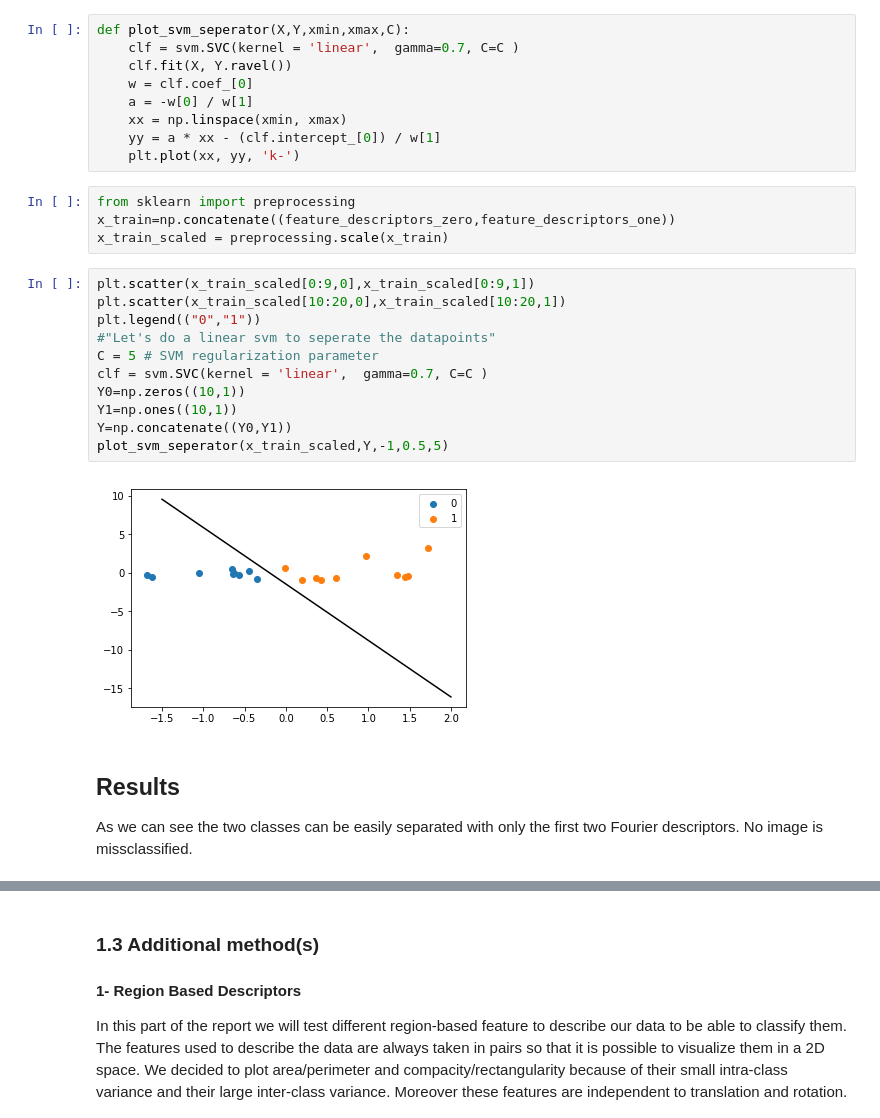
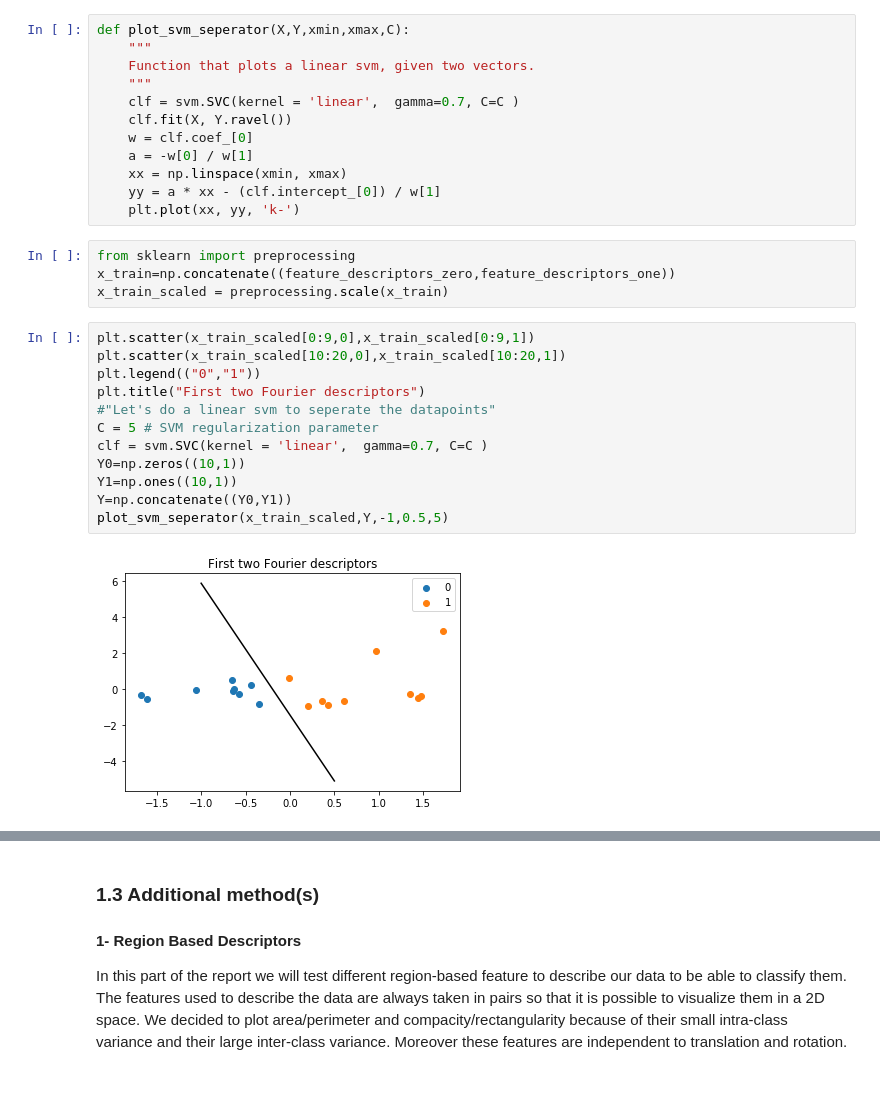
Before and after one commit to mfendri2/ImageAnalysisEPFL, a Jupyter notebook: Lab2_object_des/lab_02_object_description.ipynb, the cells around one changed output, grey strips where cells are left out. Drawn from its saved outputs; the diff is of its cells as text; blank space fills up the shorter version.

```diff
--- a/Lab2_object_des/lab_02_object_description.ipynb
+++ b/Lab2_object_des/lab_02_object_description.ipynb
@@ -126,6 +127,9 @@ plt.show()
 [figure]
 # %%
 def plot_svm_seperator(X,Y,xmin,xmax,C):
+    """
+    Function that plots a linear svm, given two vectors.
+    """
     clf = svm.SVC(kernel = 'linear',  gamma=0.7, C=C )
     clf.fit(X, Y.ravel())
     w = clf.coef_[0]
@@ -140,16 +144,14 @@ x_train_scaled = preprocessing.scale(x_train)
 # %%
 plt.scatter(x_train_scaled[0:9,0],x_train_scaled[0:9,1])
 plt.scatter(x_train_scaled[10:20,0],x_train_scaled[10:20,1])
 plt.legend(("0","1"))
+plt.title("First two Fourier descriptors")
 #"Let's do a linear svm to seperate the datapoints"
 C = 5 # SVM regularization parameter
 clf = svm.SVC(kernel = 'linear',  gamma=0.7, C=C )
 Y0=np.zeros((10,1))
 Y1=np.ones((10,1))
 Y=np.concatenate((Y0,Y1))
 plot_svm_seperator(x_train_scaled,Y,-1,0.5,5)
 # %% [output]
-[figure, old version]
+[figure, new version]
-# %% [markdown]
-## Results
-As we can see the two classes can be easily separated with only the first two Fourier descriptors. No image is missclassified.
```
Also changed, not shown: parts of 6 cells of this notebook, 1 other file.
